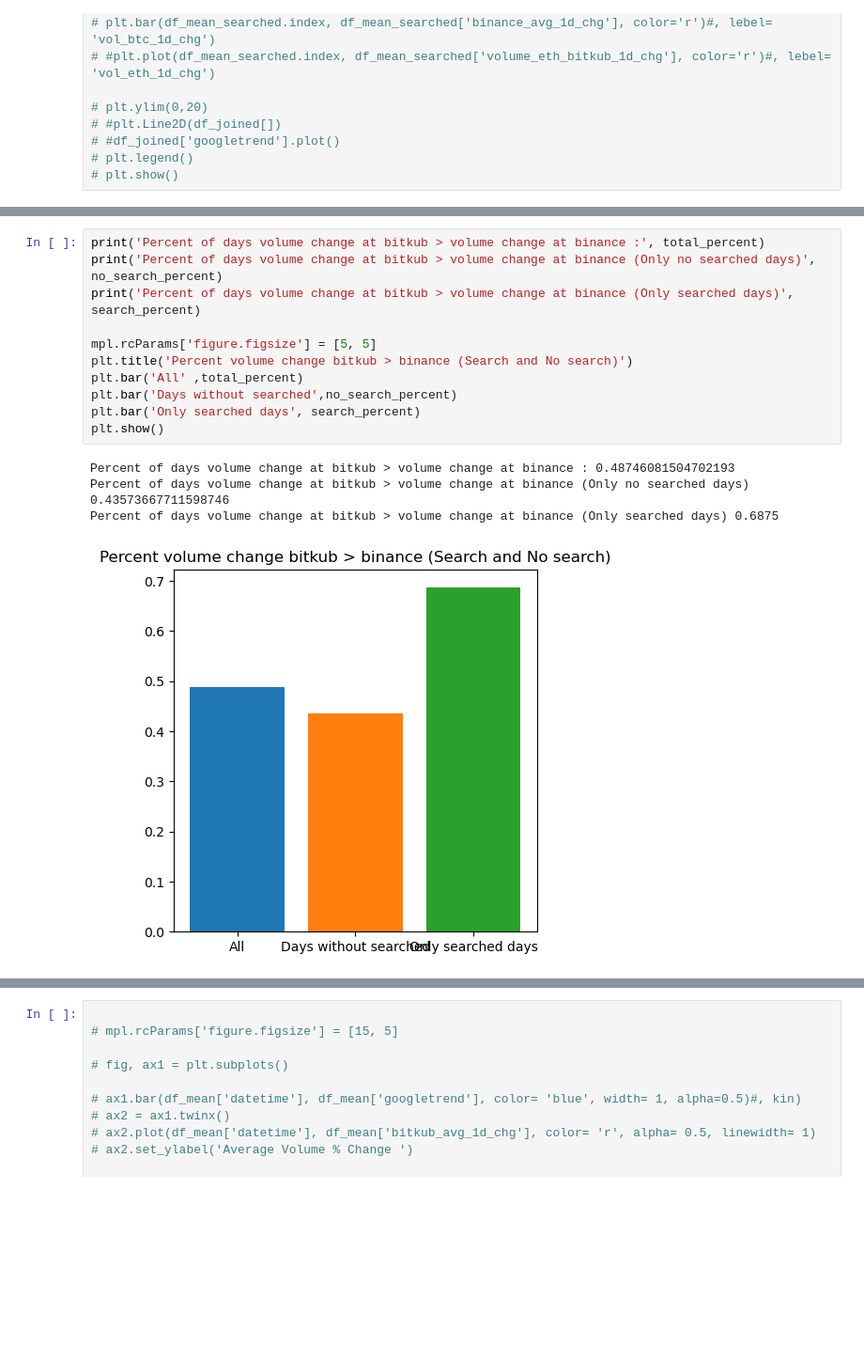
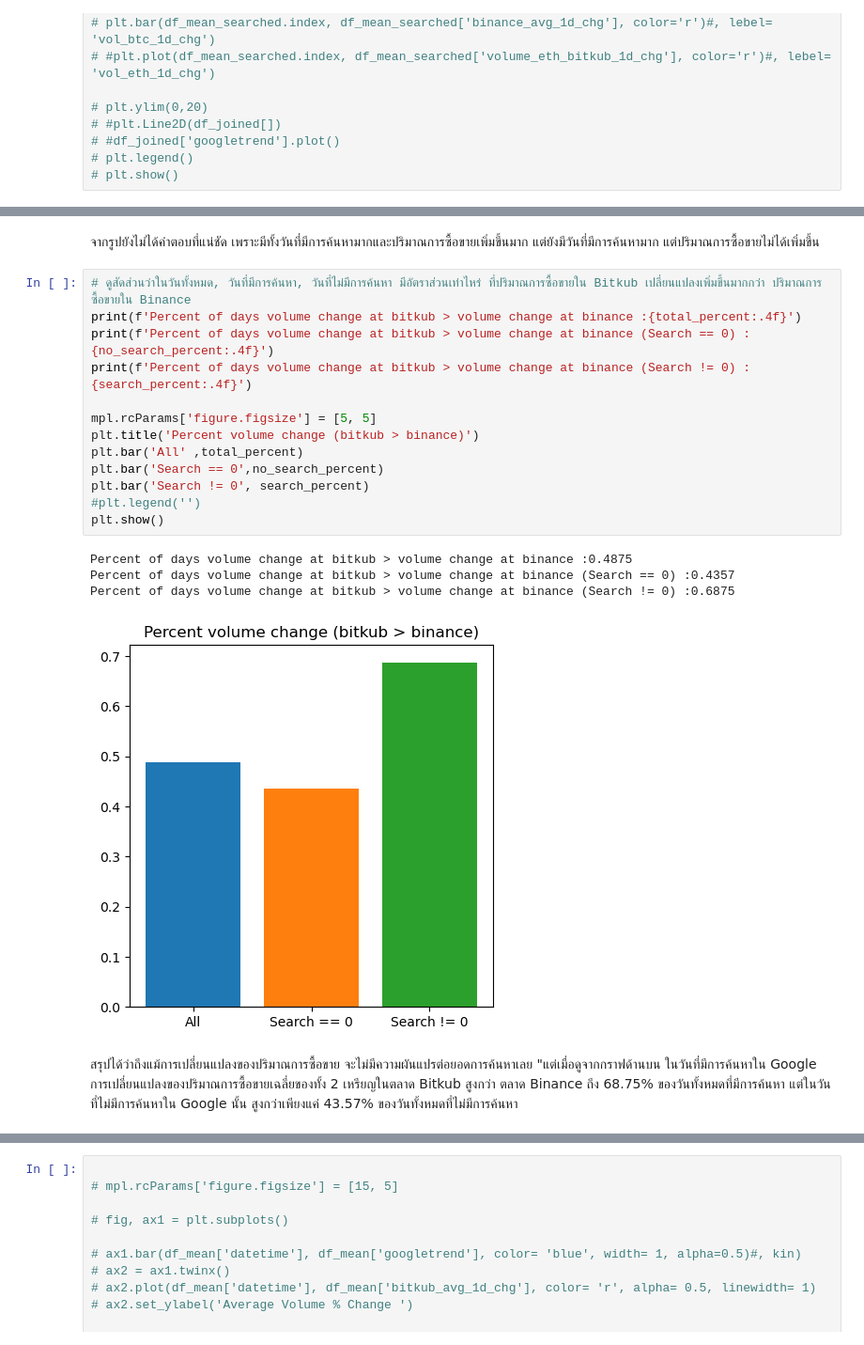
Before and after one commit to kimteespk/DADS5001_Miniproject_bitkub_googletrend, a Jupyter notebook: main_bitkub_googletrend.ipynb, the cells around one changed output, grey strips where cells are left out. Shown: that part at 94% size. Saved outputs shown, nothing was run; the diff lists cells and outputs as text; blank space fills up the shorter version.

```diff
--- a/main_bitkub_googletrend.ipynb
+++ b/main_bitkub_googletrend.ipynb
@@ -680,20 +670,27 @@ ax2.set_ylabel('Volume percent change')
 plt.show()
 # %% [output]
 [figure]
+# %% [markdown]
+จากรูปยังไม่ได้คำตอบที่แน่ชัด เพราะมีทั้งวันที่มีการค้นหามากและปริมาณการซื้อขายเพิ่มขึ้นมาก แต่ยังมีวันที่มีการค้นหามาก แต่ปริมาณการซื้อขายไม่ได้เพิ่มขึ้น
 # %%
-print('Percent of days volume change at bitkub > volume change at binance :', total_percent)
-print('Percent of days volume change at bitkub > volume change at binance (Only no searched days)', no_search_percent)
-print('Percent of days volume change at bitkub > volume change at binance (Only searched days)', search_percent)
+# ดูสัดส่วนว่าในวันทั้งหมด, วันที่มีการค้นหา, วันที่ไม่มีการค้นหา มีอัตราส่วนเท่าไหร่ ที่ปริมาณการซื้อขายใน Bitkub เปลี่ยนแปลงเพิ่มขึ้นมากกว่า ปริมาณการซื้อขายใน Binance
+print(f'Percent of days volume change at bitkub > volume change at binance :{total_percent:.4f}')
+print(f'Percent of days volume change at bitkub > volume change at binance (Search == 0) :{no_search_percent:.4f}')
+print(f'Percent of days volume change at bitkub > volume change at binance (Search != 0) :{search_percent:.4f}')
 
 mpl.rcParams['figure.figsize'] = [5, 5]
-plt.title('Percent volume change bitkub > binance (Search and No search)')
+plt.title('Percent volume change (bitkub > binance)')
 plt.bar('All' ,total_percent)
-plt.bar('Days without searched',no_search_percent)
-plt.bar('Only searched days', search_percent)
+plt.bar('Search == 0',no_search_percent)
+plt.bar('Search != 0', search_percent)
+#plt.legend('')
 plt.show()
 # %% [output]
-Percent of days volume change at bitkub > volume change at binance : 0.48746081504702193
-Percent of days volume change at bitkub > volume change at binance (Only no searched days) 0.43573667711598746
-Percent of days volume change at bitkub > volume change at binance (Only searched days) 0.6875
+Percent of days volume change at bitkub > volume change at binance :0.4875
+Percent of days volume change at bitkub > volume change at binance (Search == 0) :0.4357
+Percent of days volume change at bitkub > volume change at binance (Search != 0) :0.6875
-[figure, old version]
+[figure, new version]
+# %% [markdown]
+สรุปได้ว่าถึงแม้การเปลี่ยนแปลงของปริมาณการซื้อขาย จะไม่มีความผันแปรต่อยอดการค้นหาเลย "แต่เมื่อดูจากกราฟด้านบน ในวันที่มีการค้นหาใน Google การเปลี่ยนแปลงของปริมาณการซื้อขายเฉลี่ยของทั้ง 2 เหรียญในตลาด Bitkub สูงกว่า ตลาด Binance ถึง 68.75% ของวันทั้งหมดที่มีการค้นหา
+แต่ในวันที่ไม่มีการค้นหาใน Google นั้น สูงกว่าเพียงแค่ 43.57% ของวันทั้งหมดที่ไม่มีการค้นหา
 # %%
```
Also changed, not shown: parts of 42 cells of this notebook.
